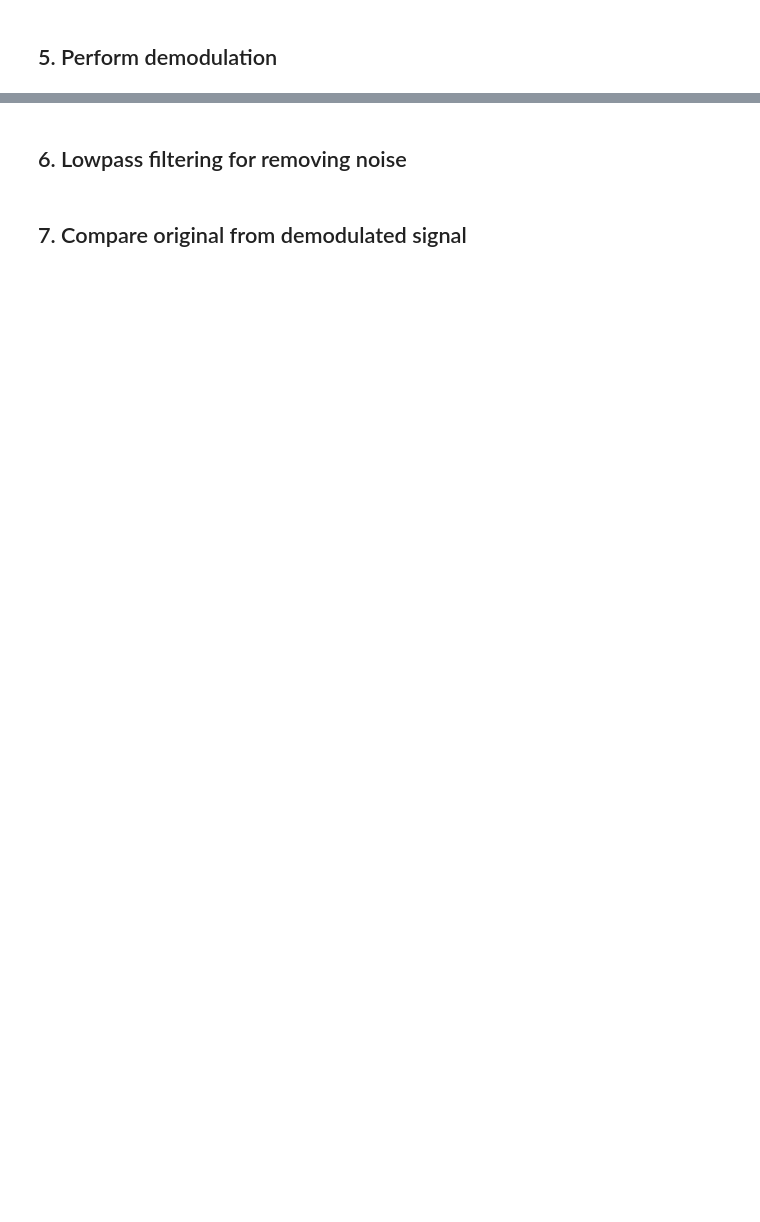
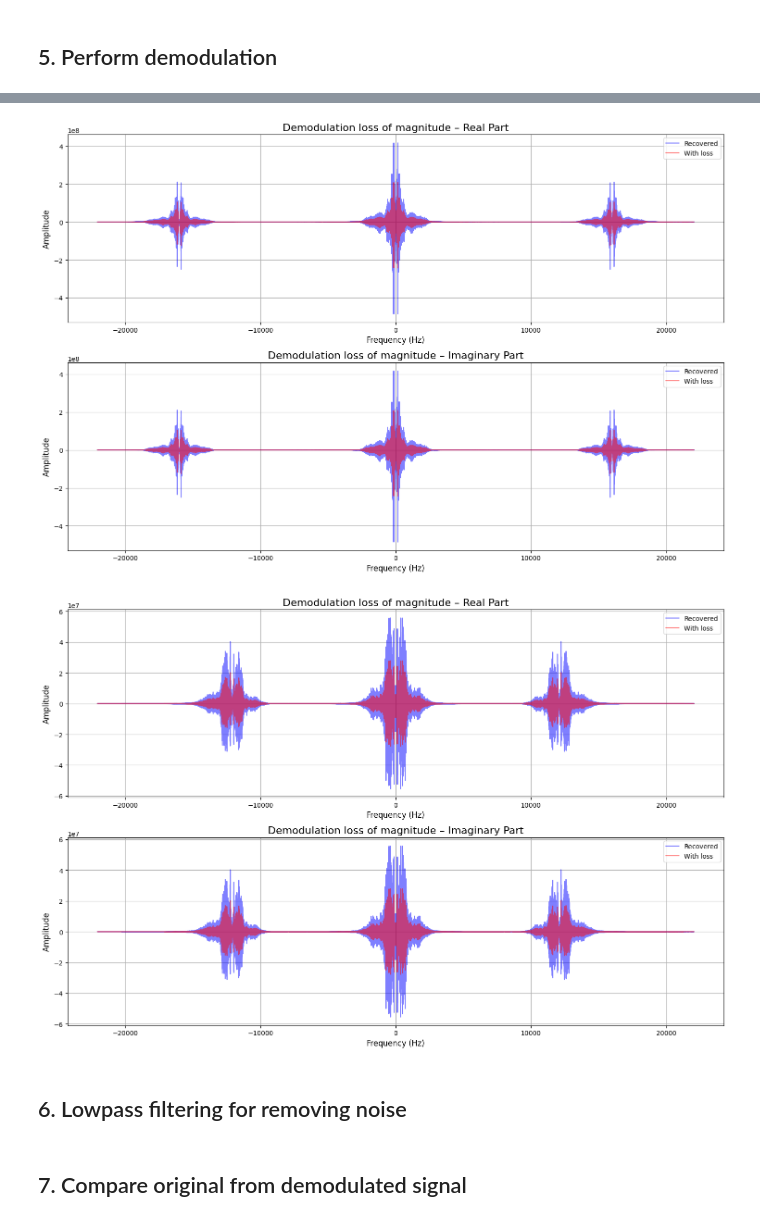
Before and after one commit to KireBoshkovski/Digital-Radio, a Jupyter notebook: sample.ipynb, the cells around one changed output, grey strips where cells are left out. Saved outputs shown, nothing was run; the diff lists cells and outputs as text; code cells hidden in the pictures; blank space fills up the shorter version.

```diff
--- a/sample.ipynb
+++ b/sample.ipynb
@@ -173,3 +234,9 @@ plot_dft(demod2, "filtered2")
+# %%
+compare_dft(demod1, demod11, "Demodulation loss of magnitude")
+compare_dft(demod2, demod22, "Demodulation loss of magnitude")
+# %% [output]
+[figure, added]
+[figure, added]
 # %% [markdown]
 ## 6. Lowpass filtering for removing noise
 # %%
```
Also changed, not shown: parts of 14 cells of this notebook, 1 other file.
